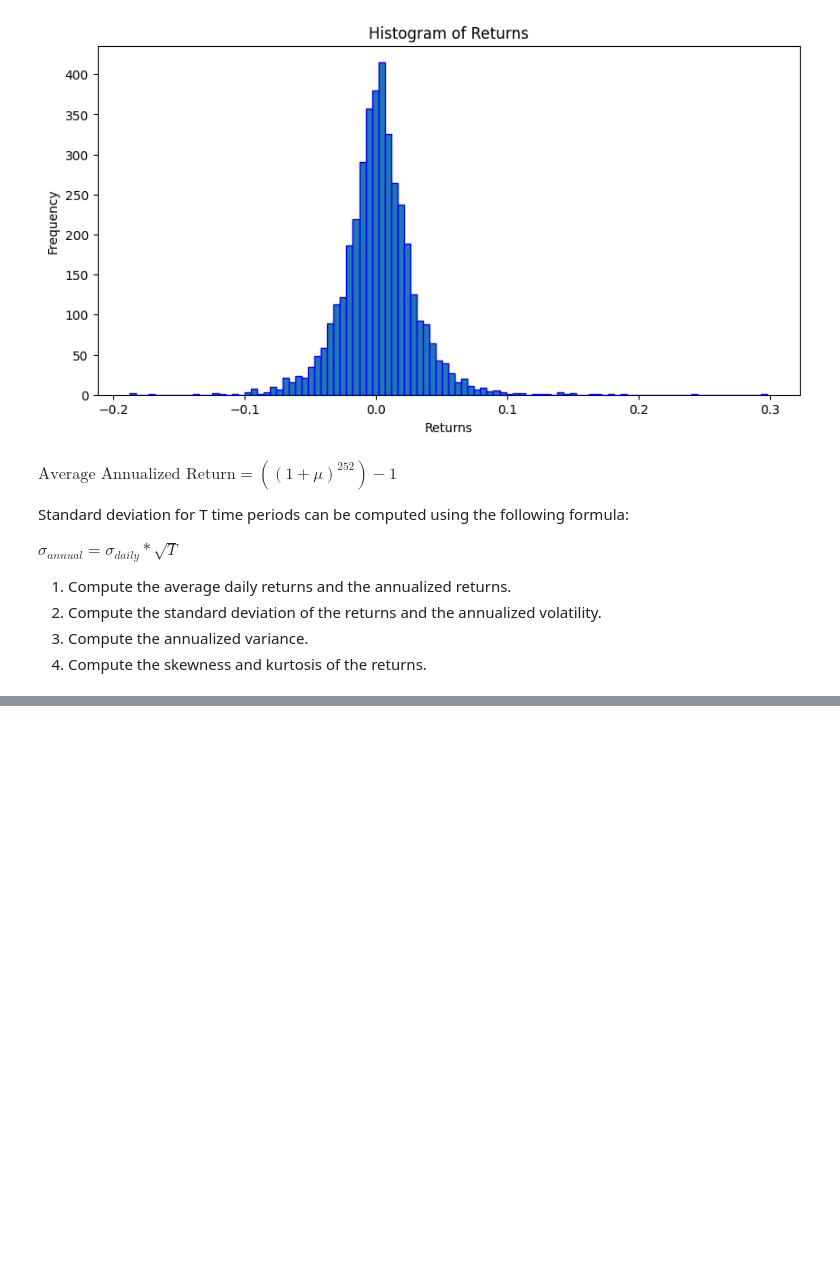
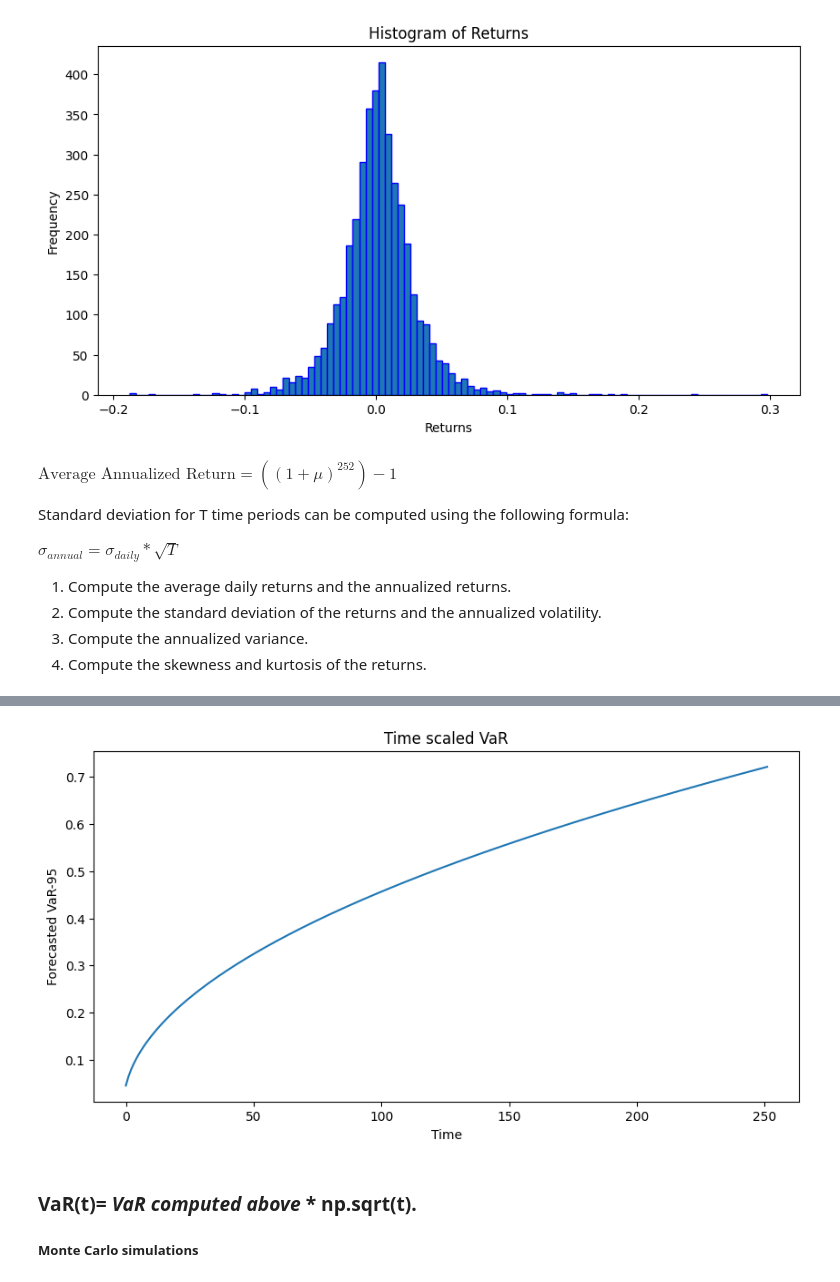
Before and after one commit to AnshitaVairalkar/Monte_Carlo_Simulation_VaR_Expected_Shortfall, a Jupyter notebook: Monte_Carlo_Simulations_VaR_Exp_Shortfall.ipynb, the cells around one changed output, grey strips where cells are left out. Cells and saved outputs as stored; diff of their text form; code cells hidden in the pictures; blank space fills up the shorter version.

```diff
--- a/Monte_Carlo_Simulations_VaR_Exp_Shortfall.ipynb
+++ b/Monte_Carlo_Simulations_VaR_Exp_Shortfall.ipynb
@@ -161,0 +166,16 @@ The Expected Shortfall at 95% confidence level is: -0.06184165069021752
+# %%
+# Import the necessary library
+from scipy.stats import norm
+
+# Set the confidence level for VaR(95)
+var_level = 95
+
+# Set the significance level
+significance_level = 1 - (var_level / 100)
+# Calculate the parametric VaR(95)
+parametric_var = norm.ppf(significance_level, loc=avg_return, scale=std_dev_return)
+print(f"The parametric VaR at {var_level}% confidence level is: {parametric_var}")
+
+# Calculate the parametric CVaR(95)
+parametric_CVar = avg_return - (std_dev_return * norm.pdf(norm.ppf(significance_level)) / significance_level)
+print(f"The parametric CVaR at {var_level}% confidence level is: {parametric_CVar}")
@@ -161,0 +193,22 @@ The Expected Shortfall at 95% confidence level is: -0.06184165069021752
+# %%
+def plot_var(array):
+  d = pd.DataFrame(abs(array))
+  d[1].plot(xlabel='Time', ylabel='Forecasted VaR-95', title = "Time scaled VaR")
+  plt.show()
+# %%
+# Create an empty array to contain the VaR values
+VaR_arr = np.empty((252, 2))
+
+# Loop through the time period
+for i in range(1, 253):
+    VaR_arr[i-1, 0] = i
+    VaR_arr[i-1, 1] = abs(parametric_var) * np.sqrt(i)
+
+# Plot the results
+plot_var(VaR_arr)
+# %% [output]
+[figure, added]
+# %% [markdown]
+### **VaR(t)= _VaR computed above_ * np.sqrt(t).**
+
+##### **Monte Carlo simulations**
```
Also changed, not shown: parts of 12 cells of this notebook.
